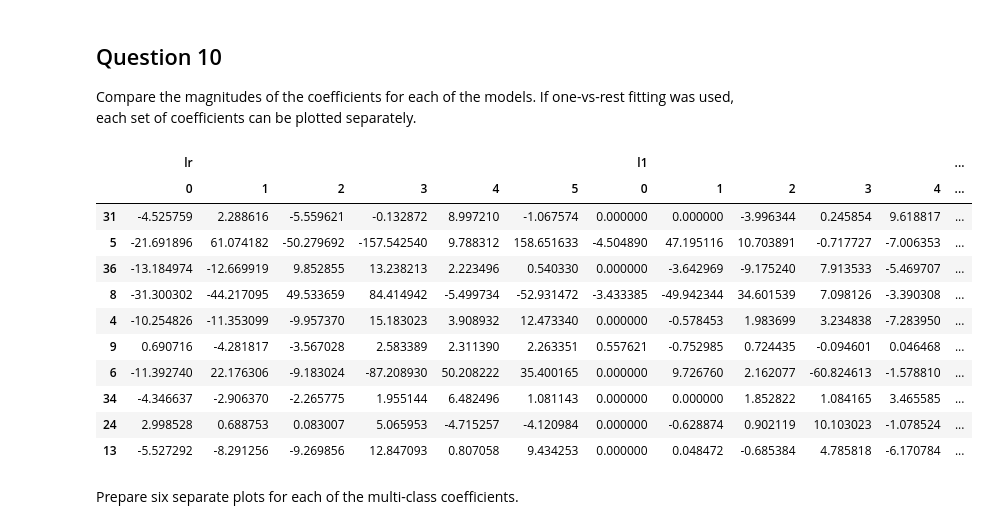
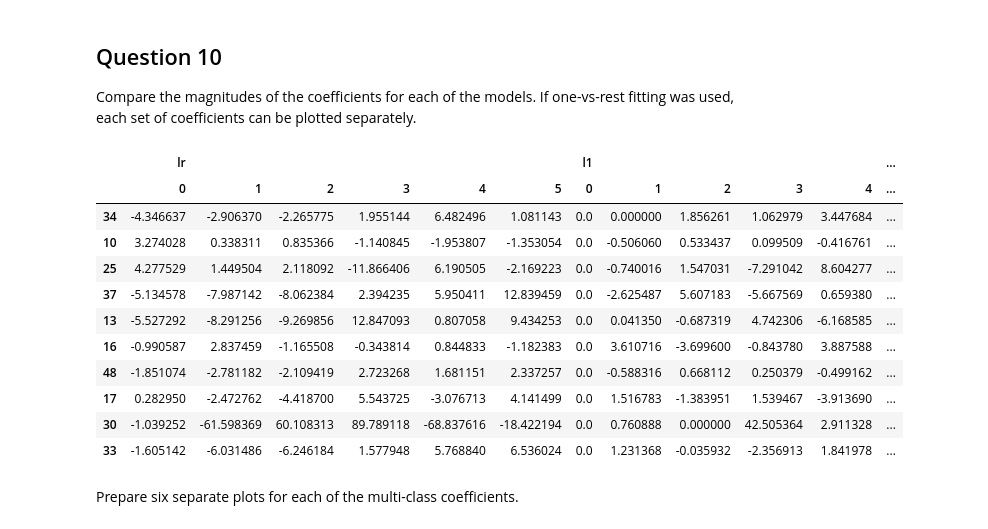
Before and after one commit to Samuel1s/CI_Logistic_Regression-pt2, a Jupyter notebook: Regressao_Logistica_V2_ava.ipynb, the cells around one changed output. Saved outputs shown, nothing was run; the diff lists cells and outputs as text; code cells hidden in the pictures.

```diff
--- a/Regressao_Logistica_V2_ava.ipynb
+++ b/Regressao_Logistica_V2_ava.ipynb
@@ -18,7 +18,7 @@ from __future__ import print_function
 import os
 #Data Path has to be set as per the file location in your system
 #data_path = ['..', 'data']
-data_path = ['/Users/Samuel/Desktop/Development/Git_Hub/TP_Regressao_Logistica-pt2/CI_Logistic_Regression-pt2']
+data_path = ['/Users/Samuel/Desktop/Development/Git_Hub/Praticas_IC/TP_Regressao_Logistica-pt2/CI_Logistic_Regression-pt2']
 # %% [markdown]
 ## Question 1
 
@@ -469,7 +469,7 @@ from sklearn.linear_model import LogisticRegressionCV
 lr_new = LogisticRegression(max_iter=10000, penalty='none').fit(X_train_new, y_train_new)
 # %%
 # L1 regularized logistic regression
-lr_l1_new = LogisticRegressionCV(Cs=10, cv=4, penalty='l1', solver='liblinear', max_iter=10000).fit(X_train_new, y_train_new)
+lr_l1_new = LogisticRegressionCV(Cs=10, cv=4, penalty='l1', solver='liblinear', max_iter=5000).fit(X_train_new, y_train_new)
 # %%
 # L2 regularized logistic regression
 lr_l2_new = LogisticRegressionCV(Cs=10, cv=4, penalty='l2', max_iter=10000).fit(X_train_new, y_train_new)
@@ -481,33 +481,41 @@ lr_l2_new = LogisticRegressionCV(Cs=10, cv=4, penalty='l2', max_iter=10000).fit(
 Compare the magnitudes of the coefficients for each of the models. If one-vs-rest fitting was used, each set of coefficients can be plotted separately.
 # %%
 # Combine all the coefficients into a dataframe for comparison
-coefficients = list()
+
+coefficients_new = list()
 
 coeff_labels = ['lr', 'l1', 'l2']
 coeff_models = [lr_new, lr_l1_new, lr_l2_new]
+
+#for lab,mod in zip(coeff_labels, coeff_models):
+#    coeffs = mod.coef_
+#    levels=[[lab], [0,1,2,3,4,5]]
+#    labels=[[0,0,0,0,0,0], [0,1,2,3,4,5]]
+#    coeff_label = pd.MultiIndex(levels,labels)
+#    coefficients.append(pd.DataFrame(coeffs.T, columns=coeff_label))
 
 for lab,mod in zip(coeff_labels, coeff_models):
     coeffs = mod.coef_
     coeff_label = pd.MultiIndex(levels=[[lab], [0,1,2,3,4,5]],
                                  codes=[[0,0,0,0,0,0], [0,1,2,3,4,5]])
-    coefficients.append(pd.DataFrame(coeffs.T, columns=coeff_label))
+    coefficients_new.append(pd.DataFrame(coeffs.T, columns=coeff_label))
 
-coefficients = pd.concat(coefficients, axis=1)
+coefficients_new = pd.concat(coefficients_new, axis=1)
 
-coefficients.sample(10)
+coefficients_new.sample(10)
 # %% [output]
 |  | lr |  |  |  |  |  | l1 |  |  |  |  | ... |
 |  | 0 | 1 | 2 | 3 | 4 | 5 | 0 | 1 | 2 | 3 | 4 | ... |
-| 31 | -4.525759 | 2.288616 | -5.559621 | -0.132872 | 8.997210 | -1.067574 | 0.000000 | 0.000000 | -3.996344 | 0.245854 | 9.618817 | ... |
-| 5 | -21.691896 | 61.074182 | -50.279692 | -157.542540 | 9.788312 | 158.651633 | -4.504890 | 47.195116 | 10.703891 | -0.717727 | -7.006353 | ... |
-| 36 | -13.184974 | -12.669919 | 9.852855 | 13.238213 | 2.223496 | 0.540330 | 0.000000 | -3.642969 | -9.175240 | 7.913533 | -5.469707 | ... |
-| 8 | -31.300302 | -44.217095 | 49.533659 | 84.414942 | -5.499734 | -52.931472 | -3.433385 | -49.942344 | 34.601539 | 7.098126 | -3.390308 | ... |
-| 4 | -10.254826 | -11.353099 | -9.957370 | 15.183023 | 3.908932 | 12.473340 | 0.000000 | -0.578453 | 1.983699 | 3.234838 | -7.283950 | ... |
-| 9 | 0.690716 | -4.281817 | -3.567028 | 2.583389 | 2.311390 | 2.263351 | 0.557621 | -0.752985 | 0.724435 | -0.094601 | 0.046468 | ... |
-| 6 | -11.392740 | 22.176306 | -9.183024 | -87.208930 | 50.208222 | 35.400165 | 0.000000 | 9.726760 | 2.162077 | -60.824613 | -1.578810 | ... |
-| 34 | -4.346637 | -2.906370 | -2.265775 | 1.955144 | 6.482496 | 1.081143 | 0.000000 | 0.000000 | 1.852822 | 1.084165 | 3.465585 | ... |
-| 24 | 2.998528 | 0.688753 | 0.083007 | 5.065953 | -4.715257 | -4.120984 | 0.000000 | -0.628874 | 0.902119 | 10.103023 | -1.078524 | ... |
-| 13 | -5.527292 | -8.291256 | -9.269856 | 12.847093 | 0.807058 | 9.434253 | 0.000000 | 0.048472 | -0.685384 | 4.785818 | -6.170784 | ... |
+| 34 | -4.346637 | -2.906370 | -2.265775 | 1.955144 | 6.482496 | 1.081143 | 0.0 | 0.000000 | 1.856261 | 1.062979 | 3.447684 | ... |
+| 10 | 3.274028 | 0.338311 | 0.835366 | -1.140845 | -1.953807 | -1.353054 | 0.0 | -0.506060 | 0.533437 | 0.099509 | -0.416761 | ... |
+| 25 | 4.277529 | 1.449504 | 2.118092 | -11.866406 | 6.190505 | -2.169223 | 0.0 | -0.740016 | 1.547031 | -7.291042 | 8.604277 | ... |
+| 37 | -5.134578 | -7.987142 | -8.062384 | 2.394235 | 5.950411 | 12.839459 | 0.0 | -2.625487 | 5.607183 | -5.667569 | 0.659380 | ... |
+| 13 | -5.527292 | -8.291256 | -9.269856 | 12.847093 | 0.807058 | 9.434253 | 0.0 | 0.041350 | -0.687319 | 4.742306 | -6.168585 | ... |
+| 16 | -0.990587 | 2.837459 | -1.165508 | -0.343814 | 0.844833 | -1.182383 | 0.0 | 3.610716 | -3.699600 | -0.843780 | 3.887588 | ... |
+| 48 | -1.851074 | -2.781182 | -2.109419 | 2.723268 | 1.681151 | 2.337257 | 0.0 | -0.588316 | 0.668112 | 0.250379 | -0.499162 | ... |
+| 17 | 0.282950 | -2.472762 | -4.418700 | 5.543725 | -3.076713 | 4.141499 | 0.0 | 1.516783 | -1.383951 | 1.539467 | -3.913690 | ... |
+| 30 | -1.039252 | -61.598369 | 60.108313 | 89.789118 | -68.837616 | -18.422194 | 0.0 | 0.760888 | 0.000000 | 42.505364 | 2.911328 | ... |
+| 33 | -1.605142 | -6.031486 | -6.246184 | 1.577948 | 5.768840 | 6.536024 | 0.0 | 1.231368 | -0.035932 | -2.356913 | 1.841978 | ... |
 # %% [markdown]
 Prepare six separate plots for each of the multi-class coefficients.
 # %%
```
Also changed, not shown: parts of 11 cells of this notebook.
